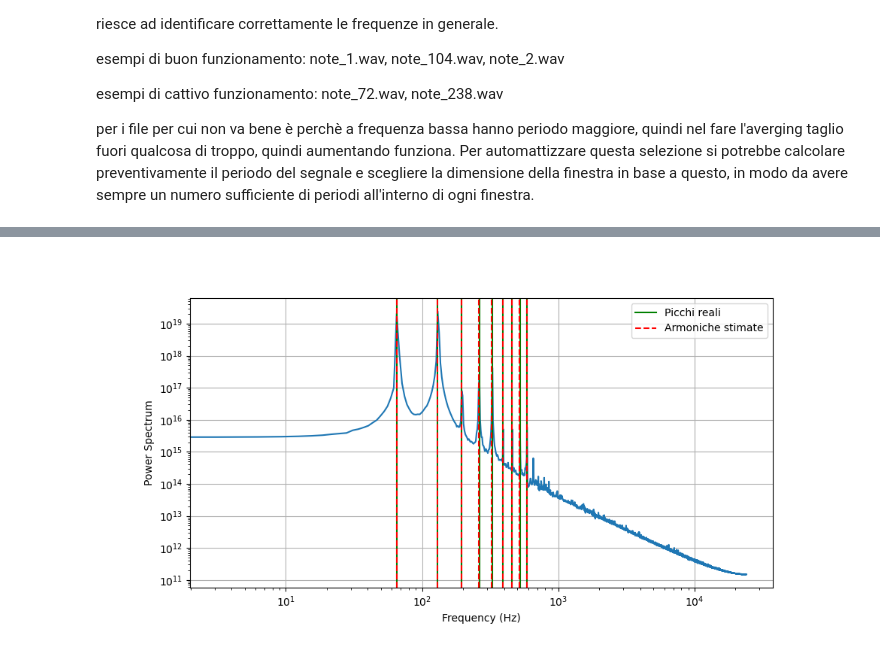
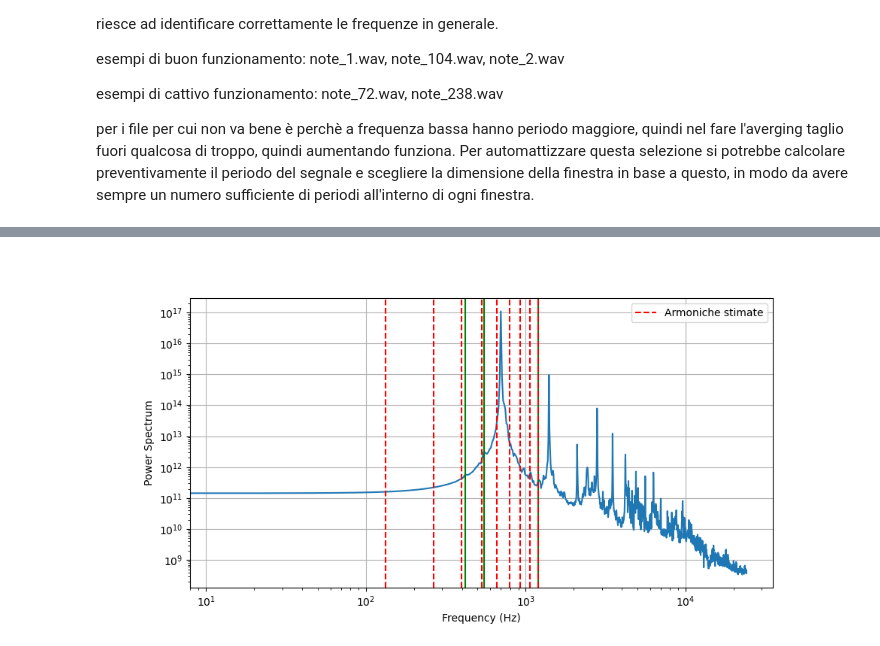
Before and after one commit to maddoc-g/3_organ_clustering, a Jupyter notebook: codice_soft_Alice.ipynb, the cells around one changed output, grey strips where cells are left out. Drawn from its saved outputs; the diff is of its cells as text; code cells hidden in the pictures.

```diff
--- a/codice_soft_Alice.ipynb
+++ b/codice_soft_Alice.ipynb
@@ -23,7 +24,7 @@ per i file per cui non va bene è perchè a frequenza bassa hanno periodo maggio
 Per automattizzare questa selezione si potrebbe calcolare preventivamente il periodo del segnale e scegliere la dimensione della finestra in base a questo, in modo da avere sempre un numero sufficiente di periodi all'interno di ogni finestra.
 # %%
 # leggiamo un singolo file audio
-rate, note = readwav('./wav_files/note_72.wav')
+rate, note = readwav('./wav_files/note_82.wav')
 # %%
 #togliamo il primo 25% del segnale e l'ultimo 10% e plotto mantenendo i secondi corretti
 note = note[:, 0] # prendo solo un canale se il segnale è stereo
@@ -129,12 +78,0 @@ plt.show()
-# %%
-# vediamo subito il primo picco
-# facciamo finta che il primo picco è la frequenza fondamentale (per vedere che dopo troviamo vagamente quelli corretti)
-# identifichiamo i picchi per la frequenza fondamentale e le armoniche
-from scipy.signal import find_peaks
-
-prom = average_power_spectrum_prev[0]
-
-peaks, _ = find_peaks(average_power_spectrum_prev, prominence= prom)
-
-fundamental_freq = frequencies_2[peaks[0]]
-print('Frequenza fondamentale:', fundamental_freq, 'Hz')
@@ -310,0 +162,24 @@ Deviazione standard della stima: 2.4613922385709617e-14 Hz
+# %%
+# Ora contiamo le istanze di multipli di armoniche fondamentali, nel senso che calcoliamo le distanze tra un picco e l'altro
+# e queste in teoria sono multipli interi dell'armonica fondamentale. Queste distanze dovrebbero poi in teoria accumularsi sul valore
+# giusto della fondamentale. Purtroppo spesso i dati sono troppo pochi per fare test migliori.
+peak_frequencies = frequencies[corrected_peaks]
+peaks_distances = np.diff(peak_frequencies)
+
+plt.figure()
+plt.hist(peaks_distances, bins=20) # La scelta di 20 bin è arbitraria
+plt.xlabel("Distanze tra picchi consecutivi [Hz]")
+plt.ylabel("Conteggio")
+plt.grid(linestyle = ":")
+plt.show()
+
+counts, bin_edges = np.histogram(peaks_distances, bins=20) # Replichiamo i dati dell'istogramma
+index_max = np.argmax(counts)
+print("\nIl bin", index_max+1, "(su 20) è quello con più istanze, ossia", counts[index_max])
+# Presumiamo il bin più alto sia banalmente la fondamentale
+
+# Per arrivare a un risultato chiuso, calcoliamo la media dei picchi all'interno del bin più alto:
+distances_in_bin = peaks_distances[(peaks_distances >= bin_edges[index_max]) & (peaks_distances <= bin_edges[index_max + 1])]
+fundamental = np.mean(distances_in_bin)
+dev = np.std(distances_in_bin)
+print("\nStima finale della fondamentale: {:.0f} +- {:.1e} Hz\n".format(fundamental, dev))
@@ -311,40 +191,40 @@ Deviazione standard della stima: 2.4613922385709617e-14 Hz
 # %%
 # dalla fondamentale calcolo le armoniche successive
-harmonics_estimate = [f0_stimata * i for i in range(1, 10)]
+harmonics_estimate = [fundamental * i for i in range(1, 10)]
 
 # ora voglio vedere se queste armoniche stimate sono vicine ai picchi che ho trovato prima
 # in modo da salvare le armoniche reali presenti nel segnale
 harmonics_array = []
 harmonics_real = []
 tolerance_harmonics = 30  # in Hz
 for h in harmonics_estimate:
     found = False
-    for f in picchi_freq[:20]:
+    for f in peak_frequencies[:20]:
         if abs(f - h) < tolerance_harmonics:
             harmonics_real.append(f)
             harmonics_array.append(f)
             found = True
             break
     if not found:
         harmonics_array.append(h)
         harmonics_real.append(None)
 
 # visualizzo le armoniche stimate e quelle reali sul grafico
 plt.figure(figsize=(10, 5))
 plt.loglog(frequencies, average_power_spectrum)
 plt.xlabel("Frequency (Hz)")
 plt.ylabel("Power Spectrum")
 plt.grid()
 # Solo valori validi (non None) per le armoniche reali
 for f in harmonics_real[:20]:
     if f is not None:
         plt.axvline(f, color='g', linestyle='-', label='Picchi reali' if f == harmonics_real[0] else "")
 for h in harmonics_estimate:
     plt.axvline(h, color='r', linestyle='--', label='Armoniche stimate' if h == harmonics_estimate[0] else "")
 plt.legend()
 plt.show()
 # %% [output]
-[figure, old version]
+[figure, new version]
 # %%
 n_armoniche = 6
 harmonics_power_spectrum = []
```
Also changed, not shown: parts of 19 cells of this notebook, 2 other files.
